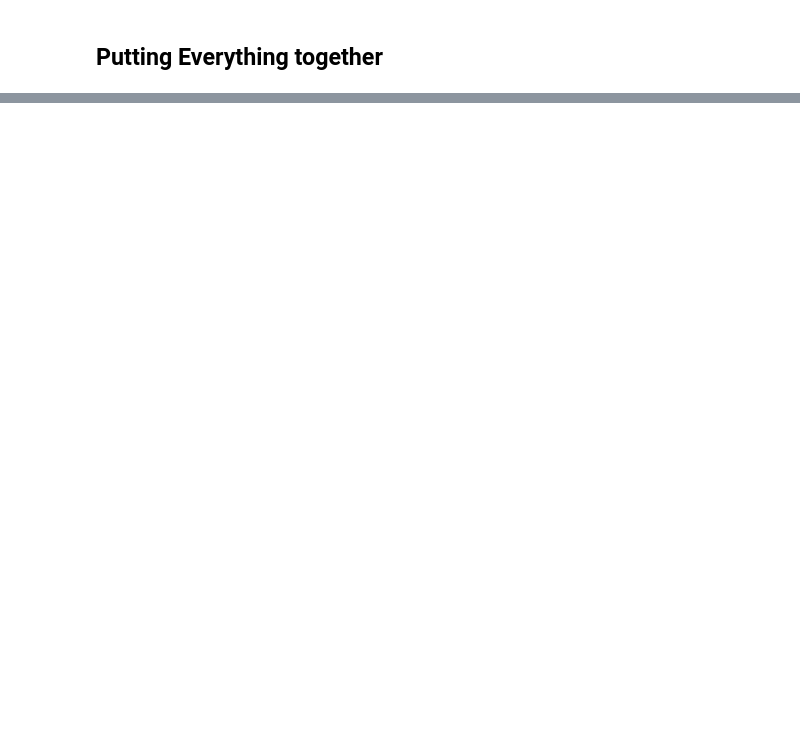
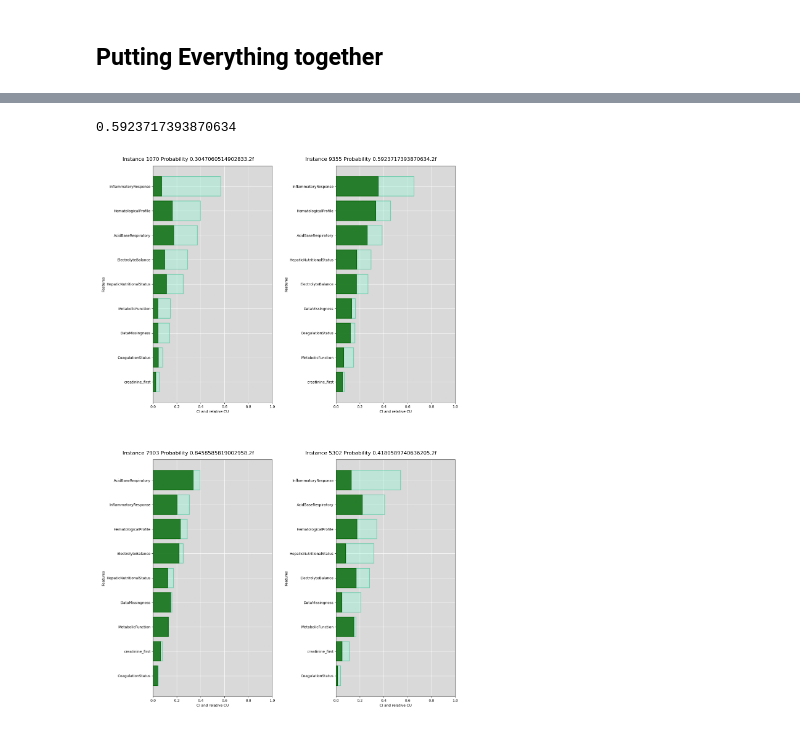
Before and after one commit to matekenya/amr-xai, a Jupyter notebook: amr_xai.ipynb, the cells around one changed output, grey strips where cells are left out. Saved outputs shown, nothing was run; the diff lists cells and outputs as text; code cells hidden in the pictures; blank space fills up the shorter version.

Commit message:
Adding a few more cells, with intermidiate concept

```diff
--- a/amr_xai.ipynb
+++ b/amr_xai.ipynb
@@ -297,0 +450,24 @@ AttributeError: 'DataFrame' object has no attribute 'classification_report'
+# %%
+def intermediate_concepts_results(resistant_indices, X_test, voc, CIU_amr):
+    CIU_amr.vocabulary = voc
+    ciu_intermidiate_results = {}
+    for i in resistant_indices:
+        instance_1 = X_test.iloc[[i]]
+        top_res = CIU_amr.explain_voc(instance_1, output_inds=1, nsamples=1000)
+        #display(top_res)
+        ciu_intermidiate_results[i]=top_res
+
+    return ciu_intermidiate_results
+# %%
+def filter_voc(voc: dict, curr_list: list) -> dict:
+    curr_set = set(curr_list)
+    filtered_voc = {
+        concept: [f for f in features if f in curr_set]
+        for concept, features in voc.items()
+    }
+    # Drop concepts that end up empty
+    return {concept: features for concept, features in filtered_voc.items() if features}
+
+amr_voc_filtered = filter_voc(amr_voc, X_test.columns)
+# %%
+ciu_intermidiate_results =  intermediate_concepts_results(resistant_indices, X_test, amr_voc_filtered, CIU_amr)
@@ -297,0 +487,8 @@ AttributeError: 'DataFrame' object has no attribute 'classification_report'
+# %%
+list(ciu_intermidiate_results[9355].outval)[0]
+# %% [output]
+0.5923717393870634
+# %%
+plot_ciu_instances(ciu_intermidiate_results, CIU_amr)
+# %% [output]
+[figure, added]
```
Also changed, not shown: parts of 25 cells of this notebook, 2 other files.
